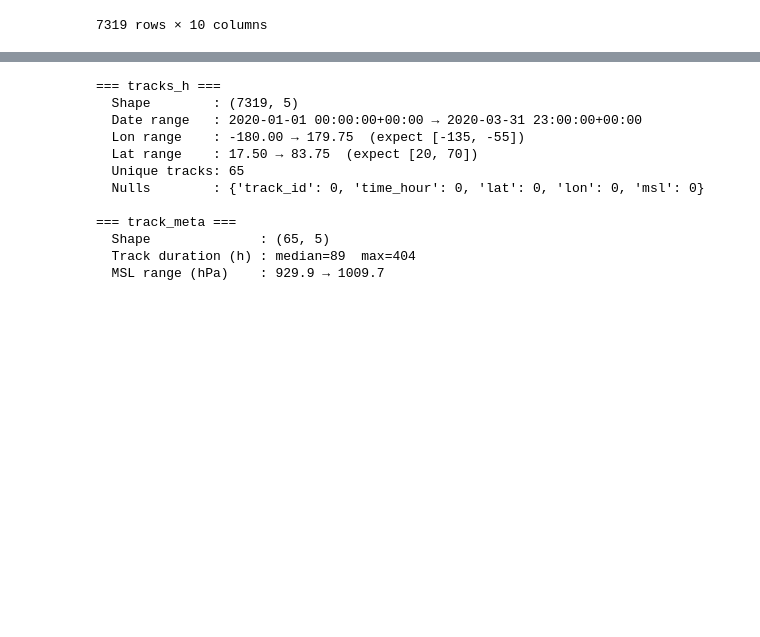
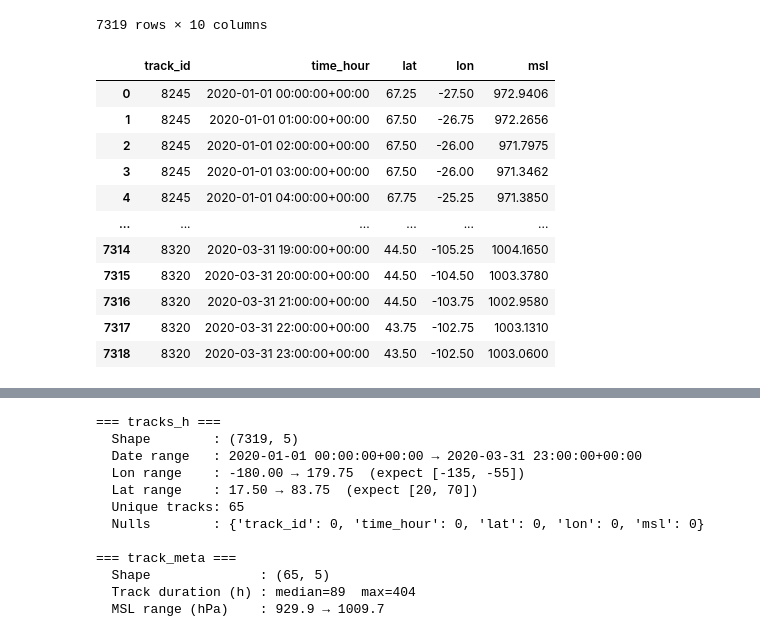
Before and after one commit to augustlepique/circs-research, a Jupyter notebook: reports_and_ETCs.ipynb, the cells around one changed output, grey strips where cells are left out. Cells and saved outputs as stored; diff of their text form; code cells hidden in the pictures; blank space fills up the shorter version.

```diff
--- a/reports_and_ETCs.ipynb
+++ b/reports_and_ETCs.ipynb
@@ -230,5 +232,17 @@ def check_prep_reports(reports_h: pd.DataFrame) -> None:
 # %%
 tracks_h, tracks_meta = prep_tracks(tracks)
 # %%
-tracks_h['time_hour']
+tracks_h
 # %% [output]
+|  | track_id | time_hour | lat | lon | msl |
+| 0 | 8245 | 2020-01-01 00:00:00+00:00 | 67.25 | -27.50 | 972.9406 |
+| 1 | 8245 | 2020-01-01 01:00:00+00:00 | 67.50 | -26.75 | 972.2656 |
+| 2 | 8245 | 2020-01-01 02:00:00+00:00 | 67.50 | -26.00 | 971.7975 |
+| 3 | 8245 | 2020-01-01 03:00:00+00:00 | 67.50 | -26.00 | 971.3462 |
+| 4 | 8245 | 2020-01-01 04:00:00+00:00 | 67.75 | -25.25 | 971.3850 |
+| ... | ... | ... | ... | ... | ... |
+| 7314 | 8320 | 2020-03-31 19:00:00+00:00 | 44.50 | -105.25 | 1004.1650 |
+| 7315 | 8320 | 2020-03-31 20:00:00+00:00 | 44.50 | -104.50 | 1003.3780 |
+| 7316 | 8320 | 2020-03-31 21:00:00+00:00 | 44.50 | -103.75 | 1002.9580 |
+| 7317 | 8320 | 2020-03-31 22:00:00+00:00 | 43.75 | -102.75 | 1003.1310 |
+| 7318 | 8320 | 2020-03-31 23:00:00+00:00 | 43.50 | -102.50 | 1003.0600 |
```
Also changed, not shown: parts of 18 cells of this notebook, 1 other file.
